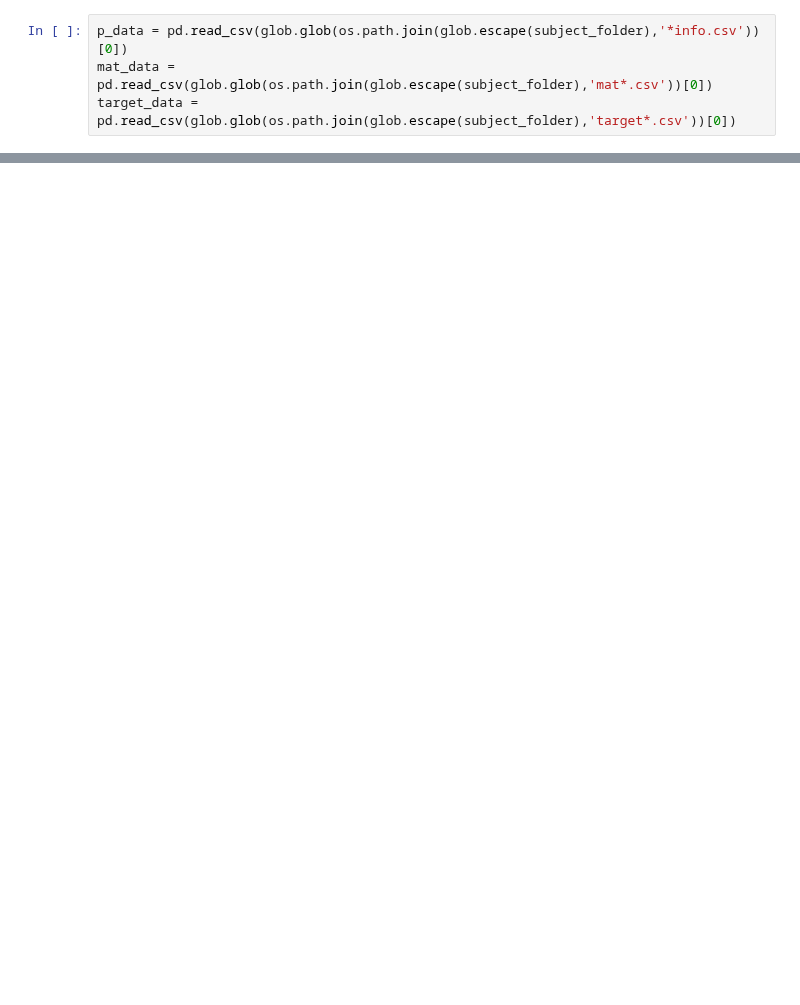
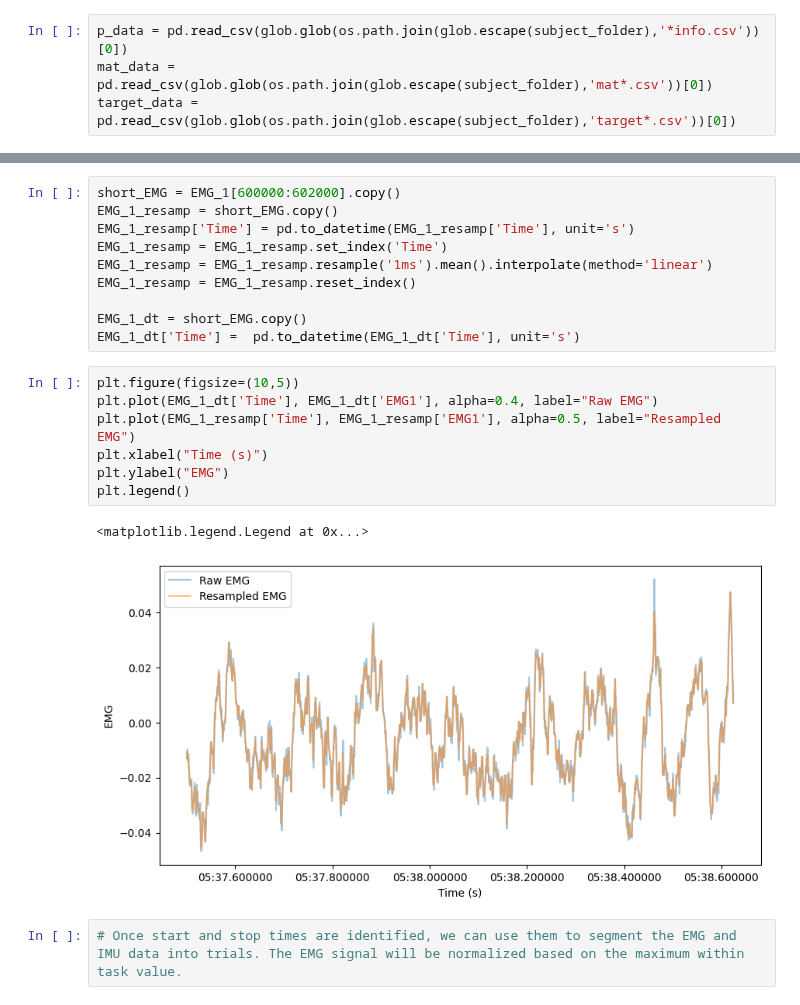
Before and after one commit to ChaundyMck/NDD_EMG, a Jupyter notebook: tester.ipynb, the cells around one changed output, grey strips where cells are left out. Saved outputs shown, nothing was run; the diff lists cells and outputs as text; blank space fills up the shorter version.

```diff
--- a/tester.ipynb
+++ b/tester.ipynb
@@ -102,0 +117,22 @@ print(len(filtered2))
+# %%
+short_EMG = EMG_1[600000:602000].copy()
+EMG_1_resamp = short_EMG.copy()
+EMG_1_resamp['Time'] = pd.to_datetime(EMG_1_resamp['Time'], unit='s')
+EMG_1_resamp = EMG_1_resamp.set_index('Time')
+EMG_1_resamp = EMG_1_resamp.resample('1ms').mean().interpolate(method='linear')
+EMG_1_resamp = EMG_1_resamp.reset_index()
+
+EMG_1_dt = short_EMG.copy()
+EMG_1_dt['Time'] =  pd.to_datetime(EMG_1_dt['Time'], unit='s')
+# %%
+plt.figure(figsize=(10,5))
+plt.plot(EMG_1_dt['Time'], EMG_1_dt['EMG1'], alpha=0.4, label="Raw EMG")
+plt.plot(EMG_1_resamp['Time'], EMG_1_resamp['EMG1'], alpha=0.5, label="Resampled EMG")
+plt.xlabel("Time (s)")
+plt.ylabel("EMG")
+plt.legend()
+# %% [output]
+<matplotlib.legend.Legend at 0x...>
+[figure, added]
+# %%
+# Once start and stop times are identified, we can use them to segment the EMG and IMU data into trials. The EMG signal will be normalized based on the maximum within task value.
```
Also changed, not shown: parts of 13 cells of this notebook, 4 other files.
